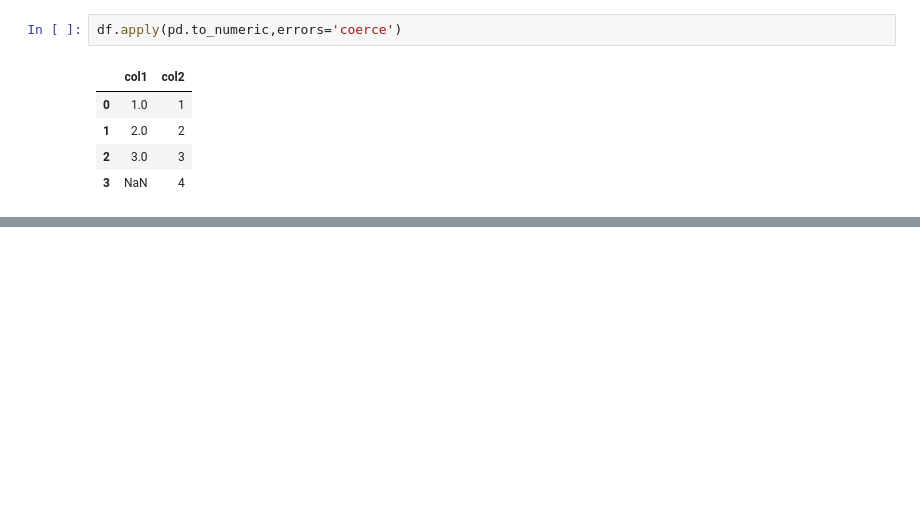
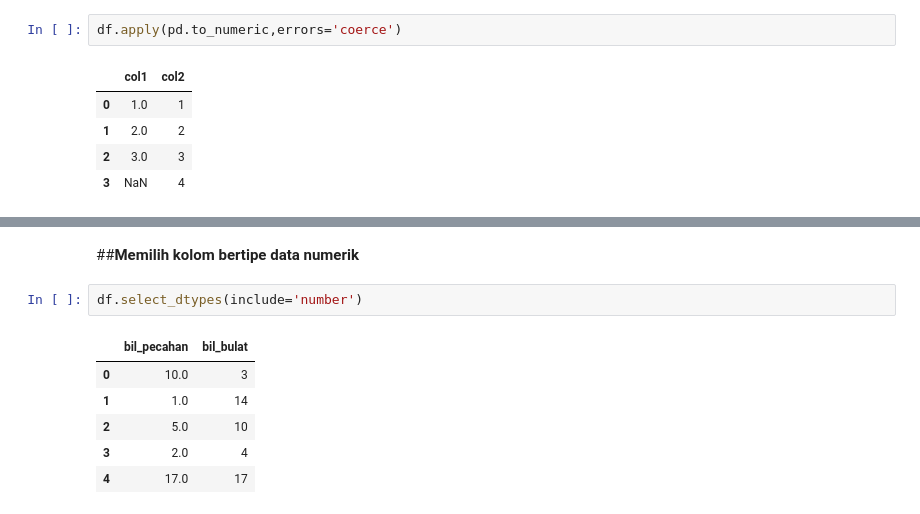
Before and after one commit to lejaaprianza/Belajar-Pandas-Python, a Jupyter notebook: Pandas_tutorial_dari_Indonesia_Belajar.ipynb, the cells around one changed output, grey strips where cells are left out. Saved outputs shown, nothing was run; the diff lists cells and outputs as text; blank space fills up the shorter version.

```diff
--- a/Pandas_tutorial_dari_Indonesia_Belajar.ipynb
+++ b/Pandas_tutorial_dari_Indonesia_Belajar.ipynb
@@ -150,0 +193,11 @@ df.apply(pd.to_numeric,errors='coerce')
+# %% [markdown]
+##**Memilih kolom bertipe data numerik**
+# %%
+df.select_dtypes(include='number')
+# %% [output]
+|  | bil_pecahan | bil_bulat |
+| 0 | 10.0 | 3 |
+| 1 | 1.0 | 14 |
+| 2 | 5.0 | 10 |
+| 3 | 2.0 | 4 |
+| 4 | 17.0 | 17 |
```
Also changed, not shown: parts of 16 cells of this notebook.
